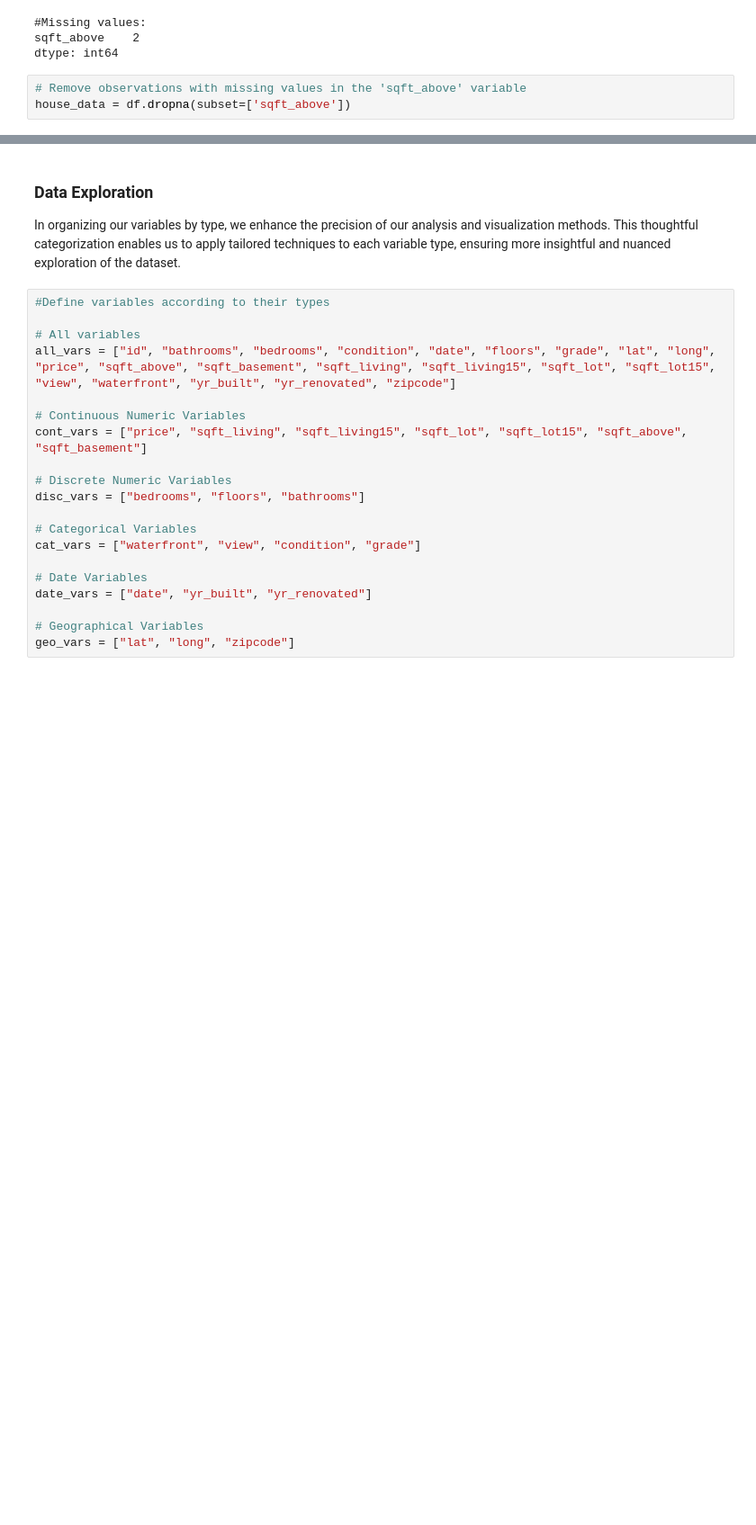
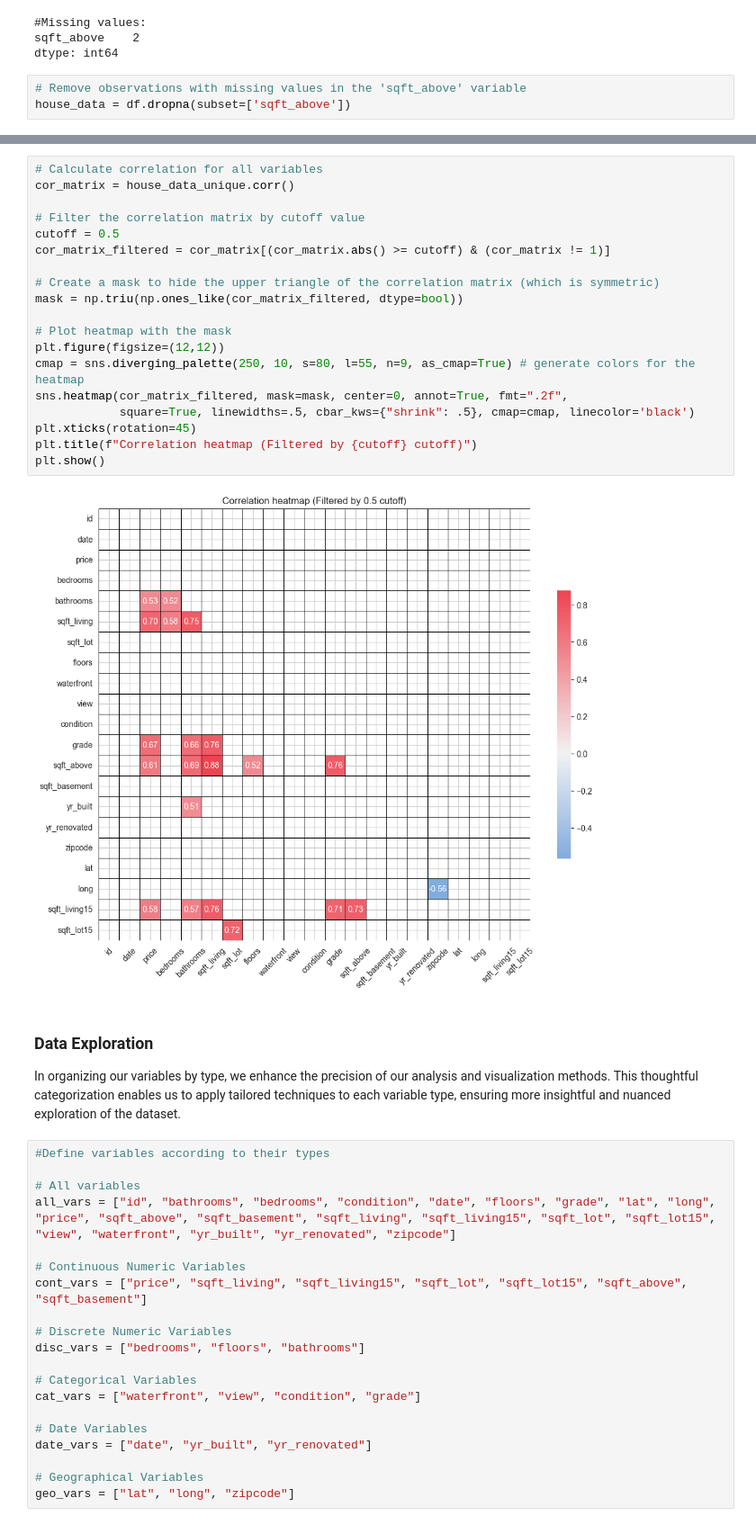
Before and after one commit to gizemguleli/RR_Project-Housing-Price-Dynamics-in-King-Cunty-WA, a Jupyter notebook: V1.ipynb, the cells around one changed output, grey strips where cells are left out. Shown at 90% size. Cells and saved outputs as stored; diff of their text form; blank space fills up the shorter version.

```diff
--- a/V1.ipynb
+++ b/V1.ipynb
@@ -145,3 +239,24 @@ house_data = df.dropna(subset=['sqft_above'])
+# %%
+# Calculate correlation for all variables
+cor_matrix = house_data_unique.corr()
+
+# Filter the correlation matrix by cutoff value
+cutoff = 0.5
+cor_matrix_filtered = cor_matrix[(cor_matrix.abs() >= cutoff) & (cor_matrix != 1)]
+
+# Create a mask to hide the upper triangle of the correlation matrix (which is symmetric)
+mask = np.triu(np.ones_like(cor_matrix_filtered, dtype=bool))
+
+# Plot heatmap with the mask
+plt.figure(figsize=(12,12))
+cmap = sns.diverging_palette(250, 10, s=80, l=55, n=9, as_cmap=True) # generate colors for the heatmap
+sns.heatmap(cor_matrix_filtered, mask=mask, center=0, annot=True, fmt=".2f",
+            square=True, linewidths=.5, cbar_kws={"shrink": .5}, cmap=cmap, linecolor='black')
+plt.xticks(rotation=45)
+plt.title(f"Correlation heatmap (Filtered by {cutoff} cutoff)")
+plt.show()
+# %% [output]
+[figure, added]
 # %% [markdown]
 ### Data Exploration
 
```
Also changed, not shown: parts of 31 cells of this notebook.
